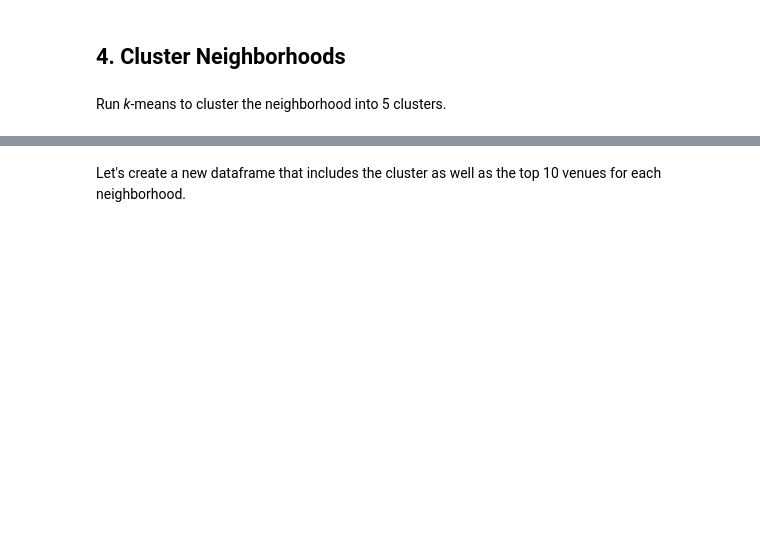
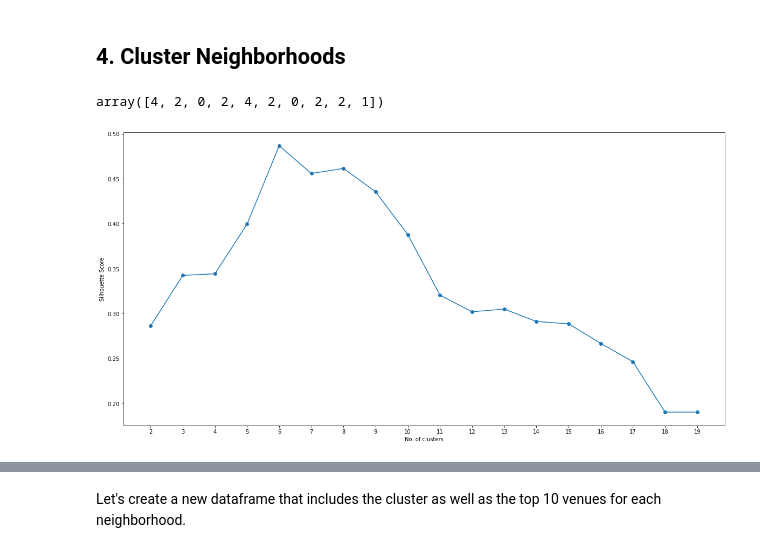
Before and after one commit to Ozzy878/Coursera_Capstone, a Jupyter notebook: Battle of the Neighborhoods/IBM_Final_CapstoneProject.ipynb, the cells around one changed output, grey strips where cells are left out. Saved outputs shown, nothing was run; the diff lists cells and outputs as text; code cells hidden in the pictures; blank space fills up the shorter version.

```diff
--- a/Battle of the Neighborhoods/IBM_Final_CapstoneProject.ipynb
+++ b/Battle of the Neighborhoods/IBM_Final_CapstoneProject.ipynb
@@ -547,5 +538,37 @@ neighborhoods_venues_sorted
 | 20 | West End | Bar | Sports Bar | Pub | Irish Pub | ... |
 # %% [markdown]
 ## 4. Cluster Neighborhoods
-# %% [markdown]
-Run *k*-means to cluster the neighborhood into 5 clusters.
+# %%
+boston_grouped_clustering = boston_grouped.drop('Neighborhood', 1)
+# %% [output]
+array([4, 2, 0, 2, 4, 2, 0, 2, 2, 1])
+# %%
+def plot(x, y, xlabel, ylabel):
+    plt.figure(figsize=(20, 10))
+    plt.plot(np.arange(2, x), y, 'o-')
+    plt.xlabel(xlabel)
+    plt.ylabel(ylabel)
+    plt.xticks(np.arange(2, x))
+    plt.show()
+
+indices = []
+scores = []
+max_range = 20
+
+for kclusters in range(2, max_range) :
+
+    # Run k-means clustering
+    bct = boston_grouped_clustering
+    kmeans = KMeans(n_clusters=kclusters, init='k-means++', random_state=0).fit_predict(bct)
+
+    # Gets the score for the clustering operation performed
+    score = silhouette_score(bct, kmeans)
+
+    # Appending the index and score to the respective lists
+    indices.append(kclusters)
+    scores.append(score)
+
+
+plot(max_range, scores, "No. of clusters", "Silhouette Score")
+# %% [output]
+[figure, added]
```
Also changed, not shown: parts of 15 cells of this notebook.
